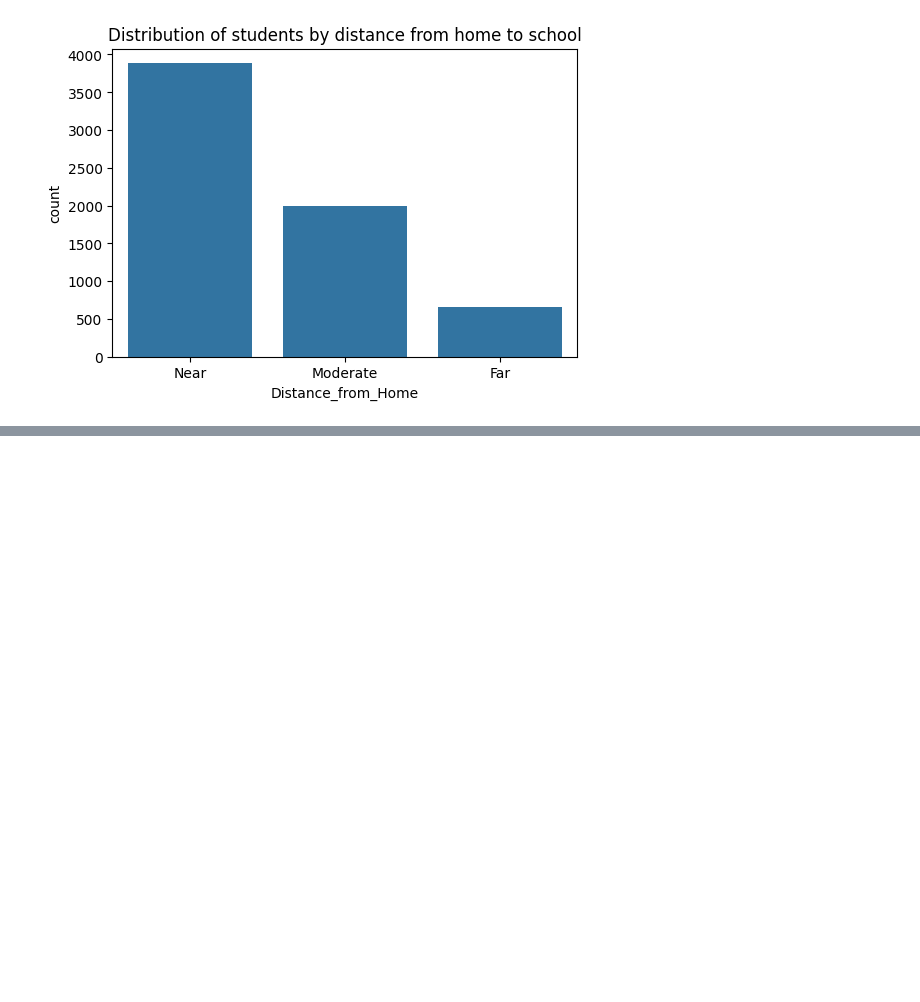
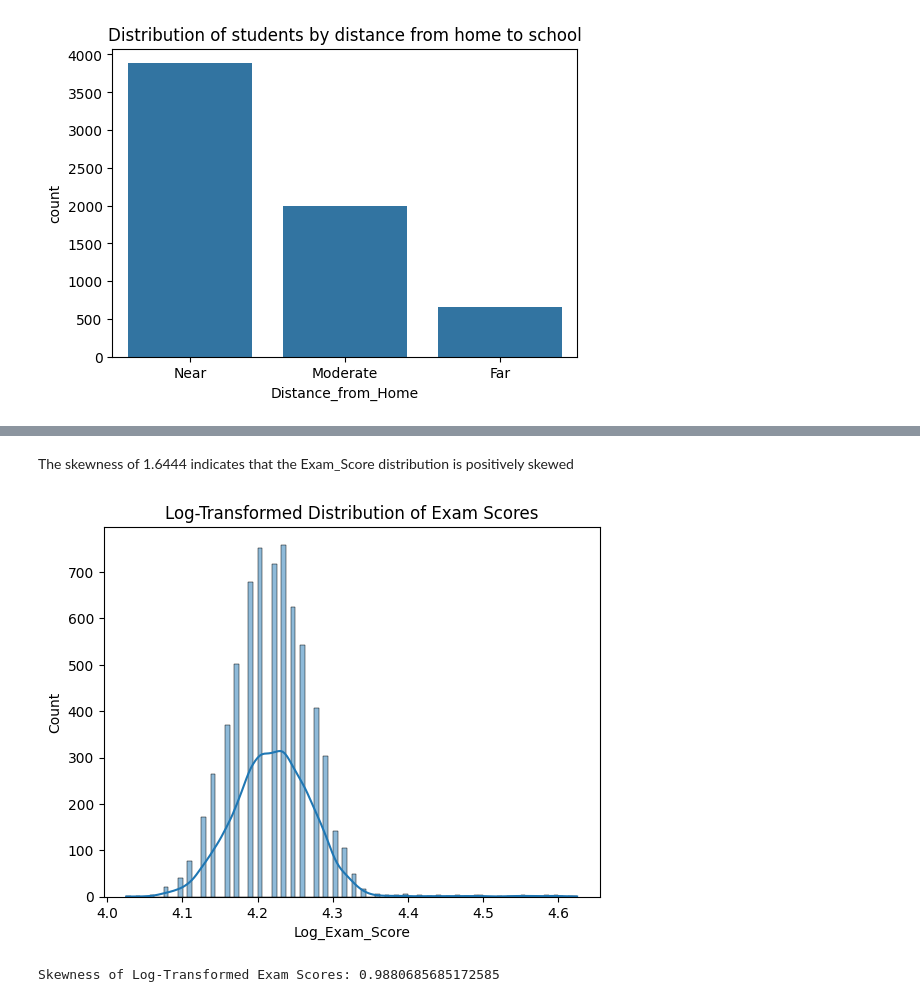
Before and after one commit to Emna-chebbi/student-performance, a Jupyter notebook: student_performance.ipynb, the cells around one changed output, grey strips where cells are left out. Saved outputs shown, nothing was run; the diff lists cells and outputs as text; code cells hidden in the pictures; blank space fills up the shorter version.

```diff
--- a/student_performance.ipynb
+++ b/student_performance.ipynb
@@ -176,3 +180,7 @@ plt.title("Distribution of students by distance from home to school")
 plt.show()
 # %% [output]
 [figure]
+# %%
+# Dealing with Missing Values by filling them with Mode
+data['Parental_Education_Level'] = data['Parental_Education_Level'].fillna(data['Parental_Education_Level'].mode()[0])
+data['Distance_from_Home'] = data['Distance_from_Home'].fillna(data['Distance_from_Home'].mode()[0])
@@ -178,0 +201,15 @@ plt.show()
+# %% [markdown]
+The skewness of 1.6444 indicates that the Exam_Score distribution is positively skewed
+# %%
+# Apply log transformation
+data['Log_Exam_Score'] = np.log(data['Exam_Score'] + 1)
+
+sns.histplot(data['Log_Exam_Score'], kde=True)
+plt.title('Log-Transformed Distribution of Exam Scores')
+plt.show()
+
+log_skewness = skew(data['Log_Exam_Score'])
+print(f"Skewness of Log-Transformed Exam Scores: {log_skewness}")
+# %% [output]
+[figure, added]
+Skewness of Log-Transformed Exam Scores: 0.9880685685172585
```
Also changed, not shown: parts of 17 cells of this notebook.
